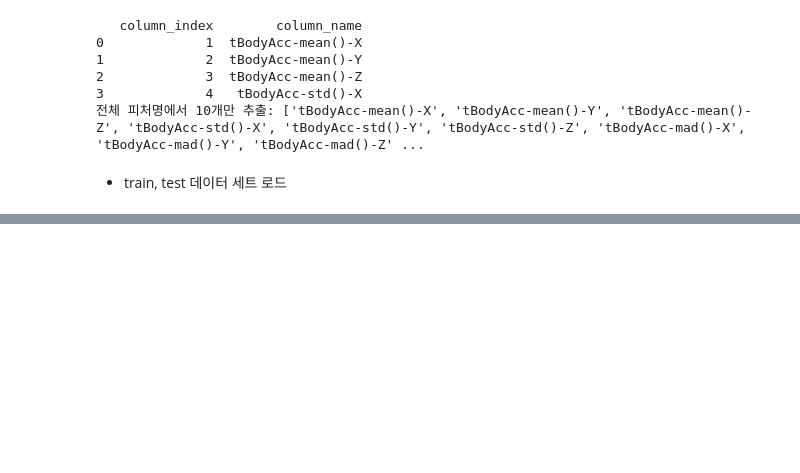
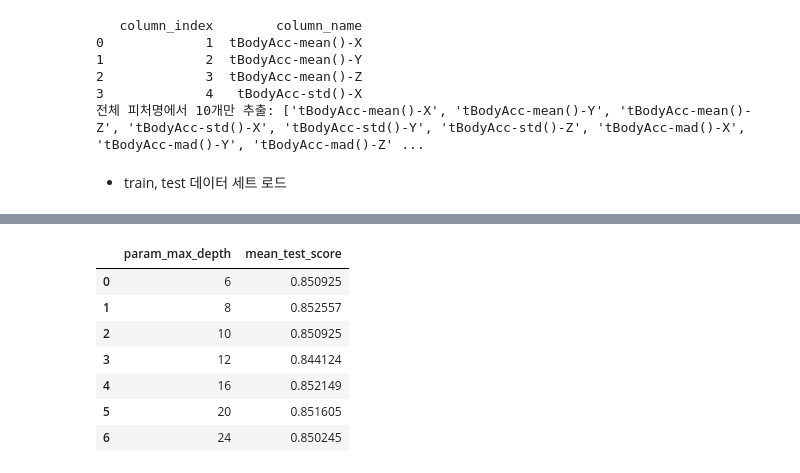
Before and after one commit to tenjumh/GraduateSchool, a Jupyter notebook: MachineLearning/Kaggle Practice/4.Classification_2_Human_Activity_recognition.ipynb, the cells around one changed output, grey strips where cells are left out. Drawn from its saved outputs; the diff is of its cells as text; code cells hidden in the pictures; blank space fills up the shorter version.

```diff
--- a/MachineLearning/Kaggle Practice/4.Classification_2_Human_Activity_recognition.ipynb
+++ b/MachineLearning/Kaggle Practice/4.Classification_2_Human_Activity_recognition.ipynb
@@ -29,6 +29,15 @@ def get_human_dataset():
     # DataFrame에 피처명을 칼럼으로 부여하기 위해 리스트 객체로 다시 변환
     feature_name = feature_name_df.iloc[:,1].values.tolist()
 
-    # 학습 feature 데이터 세트와 test 데이터를 DataFrame으로 로디
+    # 학습 feature 데이터 세트와 test 데이터를 DataFrame으로 로딩
     x_train = pd.read_csv('./data/UCI_HAR_Dataset/train/X_train.txt', sep='\s+', names=feature_name)
     x_test = pd.read_csv('./data/UCI_HAR_Dataset/test/X_test.txt', sep='\s+', names=feature_name)
+
+    # 학습 레이블과 테스트 레이블 데이터를 DataFrame으로 로딩
+    y_train = pd.read_csv('./data/UCI_HAR_Dataset/train/y_train.txt', sep='\s+', header=None, names=['action'])
+    y_test = pd.read_csv('./data/UCI_HAR_Dataset/test/y_test.txt', sep='\s+', header=None, names=['action'])
+
+    # 로드된 학습/테스트용 DataFrame을 모두 반환
+    return x_train, x_test, y_train, y_test
+
+x_train, x_test, y_train, y_test = get_human_dataset()
@@ -34,0 +62,13 @@ def get_human_dataset():
+# %%
+from sklearn.tree import DecisionTreeClassifier
+from sklearn.metrics import accuracy_score
+
+# 예제 반복 시마다 동일한 예측 결과 도출을 위해 random_state 설정
+dt_clf = DecisionTreeClassifier(random_state=156)
+dt_clf.fit(x_train, y_train)
+pred = dt_clf.predict(x_test)
+accuracy = accuracy_score(y_test, pred)
+print('결정 트리 예측 정확도: {0:.4f}'.format(accuracy))
+
+# DecisionTreeClassifier의 하이퍼 파라미터 추출
+print('DecisionTreeClassifier 기본 하이퍼 파라미터:\n', dt_clf.get_params())
@@ -34,0 +87,11 @@ def get_human_dataset():
+# %%
+from sklearn.model_selection import GridSearchCV
+
+params = {
+    'max_depth' : [6,8,10,12,16,20,24]
+}
+
+grid_cv = GridSearchCV(dt_clf, param_grid=params, scoring='accuracy', cv=5, verbose=1)
+grid_cv.fit(x_train, y_train)
+print('GridSearchCV 평균 정확도 수치: {0:.4f}'.format(grid_cv.best_score_))
+print('GridSearchCV 최적 하이퍼 파라미터', grid_cv.best_params_)
@@ -34,0 +104,15 @@ def get_human_dataset():
+# %%
+# GridSearchCV 객체의 cv_results_ 속성을 DataFrame으로 생성.
+cv_results_df = pd.DataFrame(grid_cv.cv_results_)
+# print(cv_results_df)
+# max_depth 파라미터 값과 그 때의 테스트 세트, 학습 데이터 세트의 정확도 수치 추출
+cv_results_df[['param_max_depth', 'mean_test_score']]
+# %% [output]
+|  | param_max_depth | mean_test_score |
+| 0 | 6 | 0.850925 |
+| 1 | 8 | 0.852557 |
+| 2 | 10 | 0.850925 |
+| 3 | 12 | 0.844124 |
+| 4 | 16 | 0.852149 |
+| 5 | 20 | 0.851605 |
+| 6 | 24 | 0.850245 |
```
Also changed, not shown: parts of 12 cells of this notebook.
